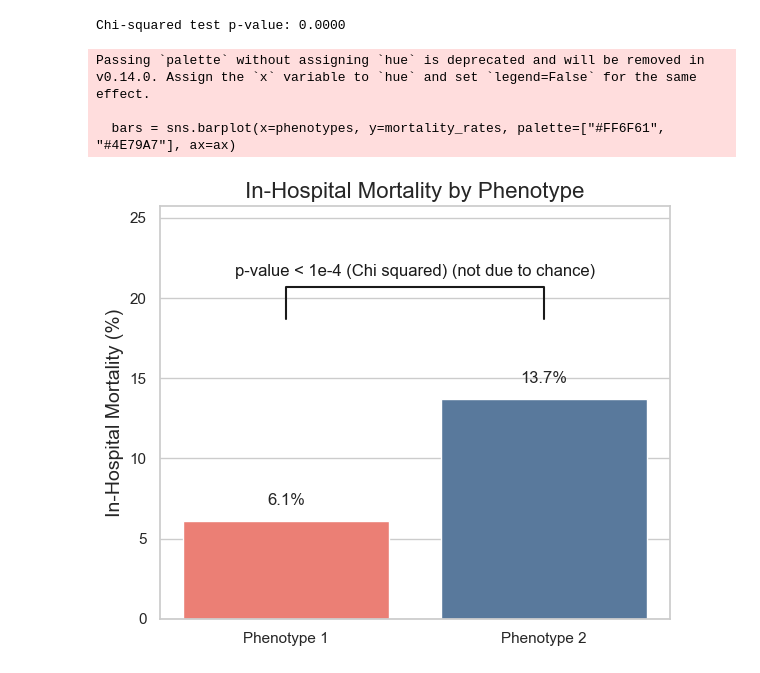
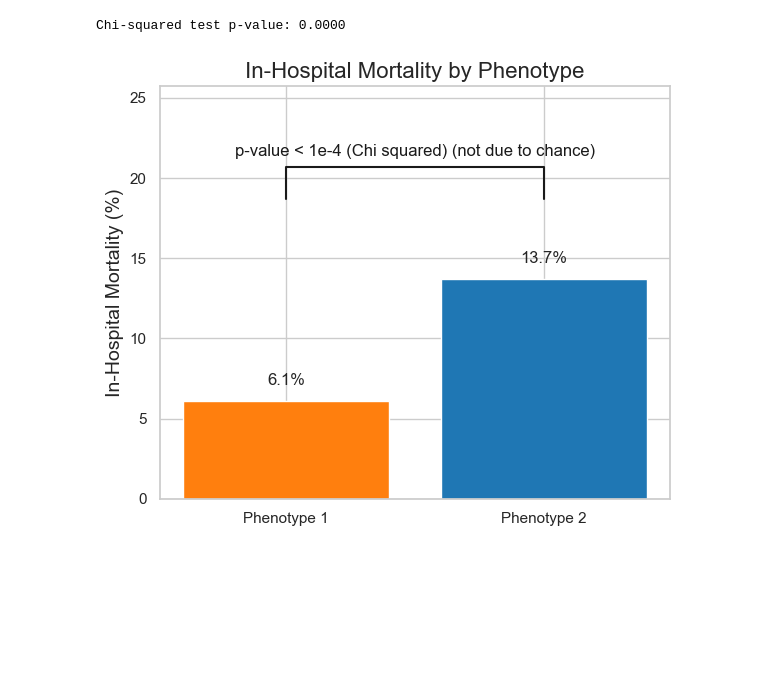
Before and after one commit to Aditya-2204/AI-Discovery-of-Novel-Longitudinal-Disease-Phenotypes-in-Electronic-Health-Records, a Jupyter notebook: pheno_analysis.ipynb, the cells around one changed output. Drawn from its saved outputs; the diff is of its cells as text; code cells hidden in the pictures; blank space fills up the shorter version.

Commit message:
Added papers and updated pheno_analysis

```diff
--- a/pheno_analysis.ipynb
+++ b/pheno_analysis.ipynb
@@ -47,35 +47,36 @@ mortality_pheno1 = pheno1['died_in_hospital'].mean() * 100
 
 # Prepare data for plotting
 phenotypes = ['Phenotype 1', 'Phenotype 2']
 mortality_rates = [mortality_pheno0, mortality_pheno1]
 
 # Plot setup
 sns.set(style="whitegrid")
 fig, ax = plt.subplots(figsize=(6, 5))
 
-bars = sns.barplot(x=phenotypes, y=mortality_rates, palette=["#FF6F61", "#4E79A7"], ax=ax)
+bars = plt.bar(
+    phenotypes,
+    mortality_rates,
+    color=["tab:orange","tab:blue"]
+)
 
 # Add text labels on top of bars
 for bar in bars.patches:
     height = bar.get_height()
     ax.text(bar.get_x() + bar.get_width()/2., height + 1, f'{height:.1f}%', ha='center', fontsize=12)
 
 # Add significance annotation (p < 0.0001)
 x1, x2 = 0, 1  # positions of bars
 y, h, col = max(mortality_rates) + 5, 2, 'k'
 
 ax.plot([x1, x1, x2, x2], [y, y+h, y+h, y], lw=1.5, c=col)
 ax.text((x1+x2)*.5, y+h + 0.5, "p-value < 1e-4 (Chi squared) (not due to chance)", ha='center', va='bottom', color=col, fontsize=12)
 
 # Labels and title
 ax.set_ylabel('In-Hospital Mortality (%)', fontsize=14)
 ax.set_title('In-Hospital Mortality by Phenotype', fontsize=16)
 ax.set_ylim(0, y + h + 5)
 
 plt.tight_layout()
 plt.show()
 # %% [output]
-Passing `palette` without assigning `hue` is deprecated and will be removed in v0.14.0. Assign the `x` variable to `hue` and set `legend=False` for the same effect.
-
-  bars = sns.barplot(x=phenotypes, y=mortality_rates, palette=["#FF6F61", "#4E79A7"], ax=ax)
-[figure, old version]
+[figure, new version]
```
Also changed, not shown: parts of 1 cell of this notebook, 6 other files.
